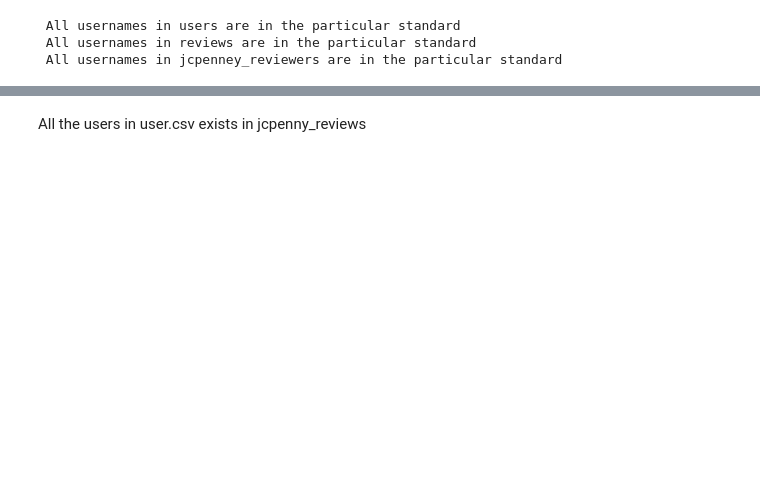
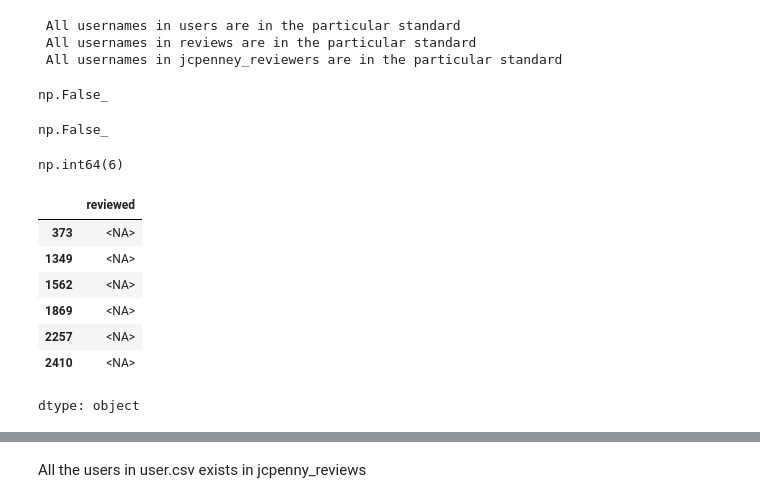
Before and after one commit to Malki9/3601763_BD2, a Jupyter notebook: 3601763_BD2.ipynb, the cells around one changed output, grey strips where cells are left out. Saved outputs shown, nothing was run; the diff lists cells and outputs as text; code cells hidden in the pictures; blank space fills up the shorter version.

```diff
--- a/3601763_BD2.ipynb
+++ b/3601763_BD2.ipynb
@@ -280,3 +272,31 @@ for key, value in users_username.items():
  All usernames in users are in the particular standard
  All usernames in reviews are in the particular standard
  All usernames in jcpenney_reviewers are in the particular standard
+# %%
+# Check all the username in users are there in the jcpenny reviews
+users['username'].isin(reviews['username']).all()
+# %% [output]
+np.False_
+# %%
+# Check all the username in jcpenny_reviews there in reviews
+jcpenney_reviewers['username'].isin(reviews['username']).all()
+# %% [output]
+np.False_
+# %%
+# Get the count of username not there in reviews
+jcpenney_reviewers[~jcpenney_reviewers['username'].isin(reviews['username'])]['username'].count()
+# %% [output]
+np.int64(6)
+# %%
+# check the username which are not in the jcpenny_reviews have empty reviews
+non_users= jcpenney_reviewers[~jcpenney_reviewers['username'].isin(reviews['username'])]['reviewed']
+non_users
+# %% [output]
+|  | reviewed |
+| 373 | <NA> |
+| 1349 | <NA> |
+| 1562 | <NA> |
+| 1869 | <NA> |
+| 2257 | <NA> |
+| 2410 | <NA> |
+dtype: object
```
Also changed, not shown: parts of 35 cells of this notebook.
